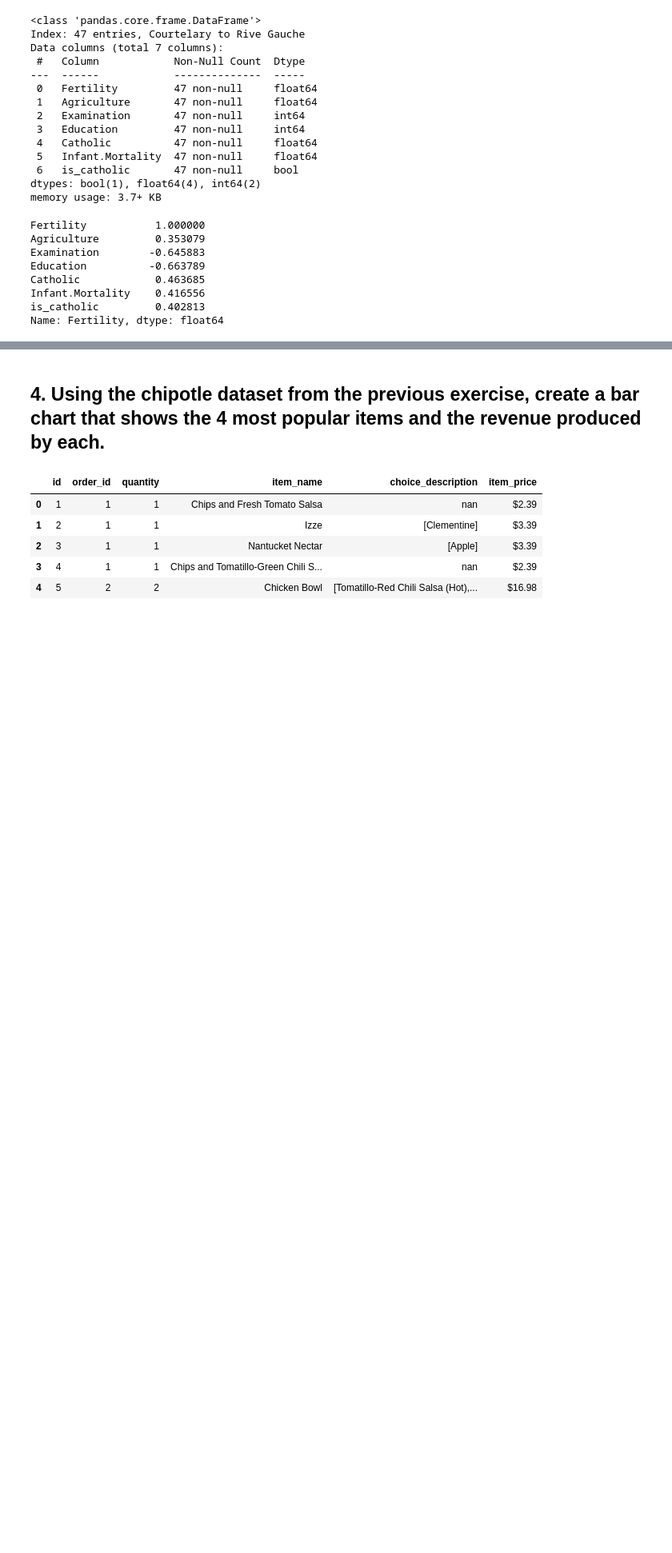
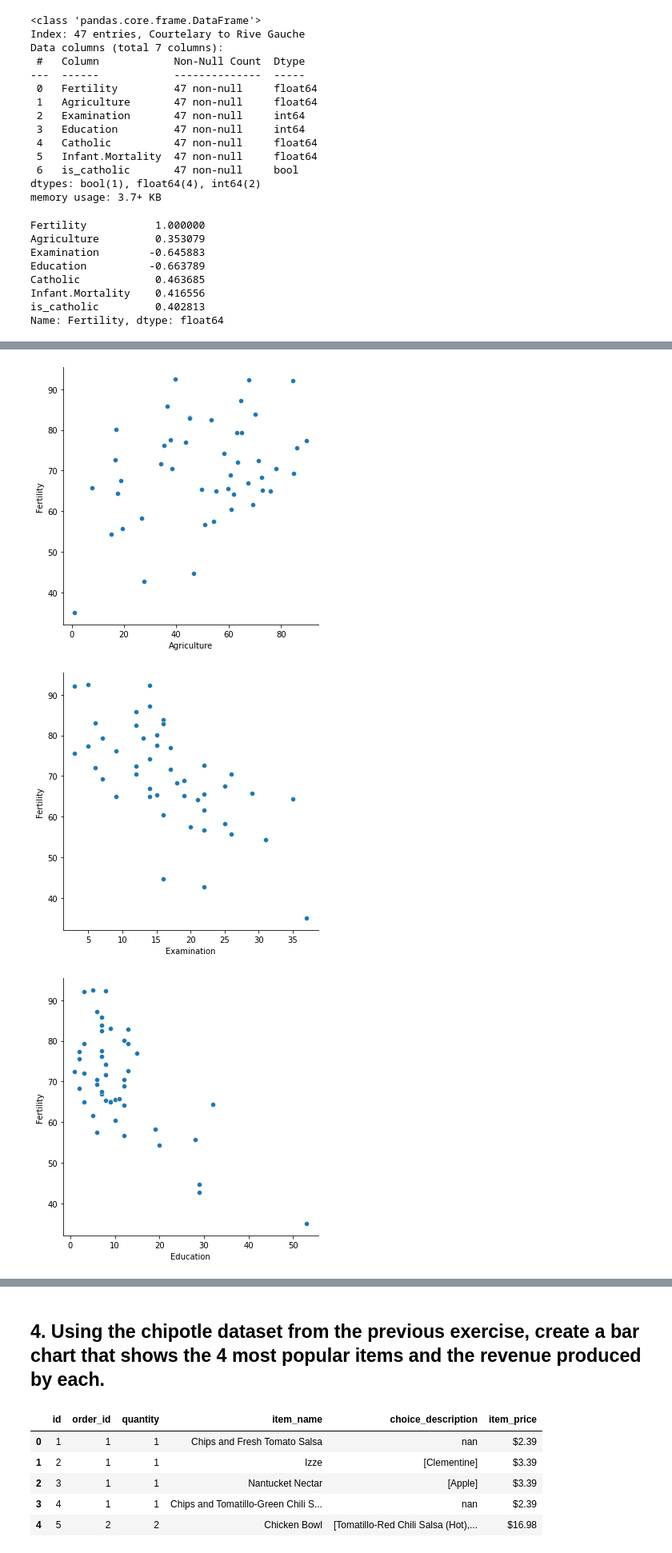
Before and after one commit to kanieladenis/numpy-pandas-visualization-exercises, a Jupyter notebook: seaborn_exercises.ipynb, the cells around one changed output, grey strips where cells are left out. Shown at 80% size. Saved outputs shown, nothing was run; the diff lists cells and outputs as text; code cells hidden in the pictures; blank space fills up the shorter version.

```diff
--- a/seaborn_exercises.ipynb
+++ b/seaborn_exercises.ipynb
@@ -246,0 +310,7 @@ Name: Fertility, dtype: float64
+# %%
+for col in swiss.columns[1:-1]:
+    sns.relplot(data = swiss, y = 'Fertility', x = col)
+# %% [output]
+[figure, added]
+[figure, added]
+[figure, added]
```
Also changed, not shown: parts of 16 cells of this notebook.
